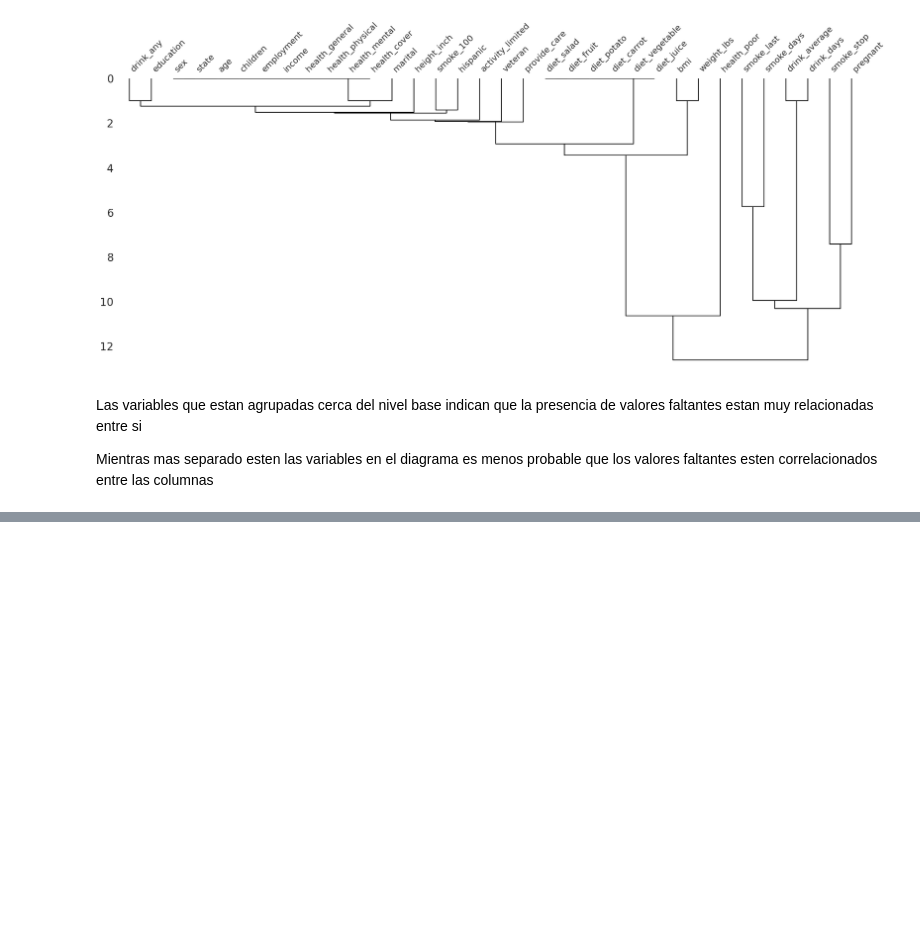
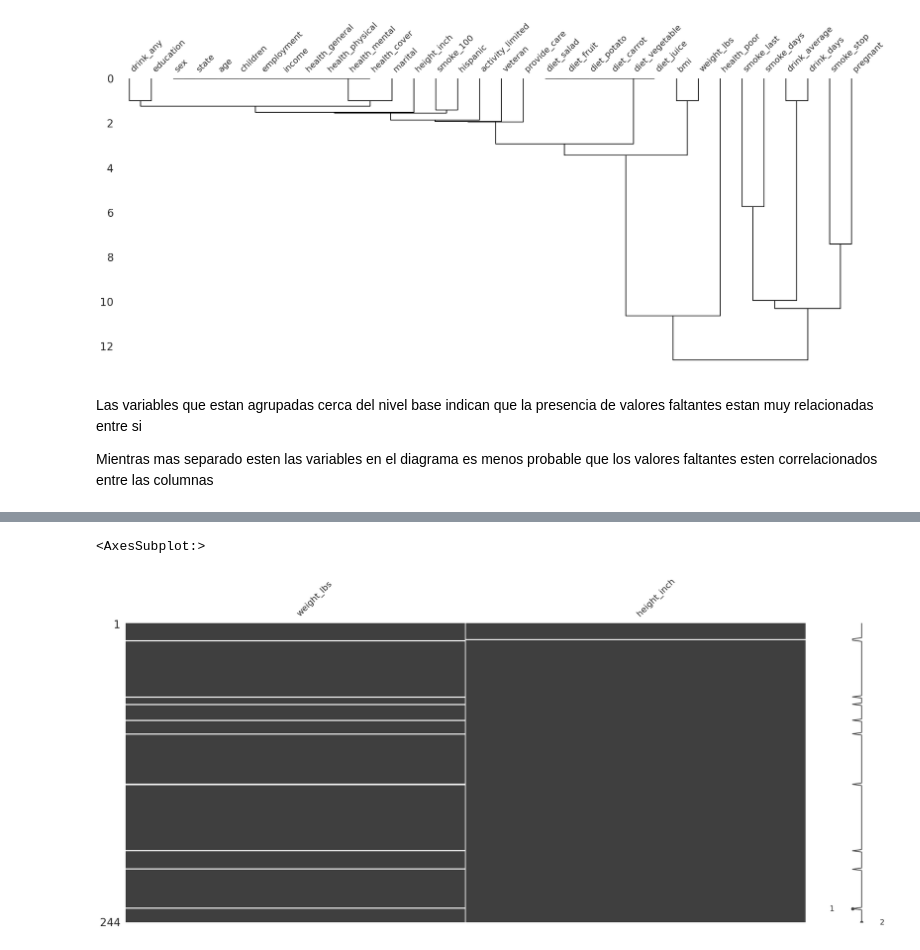
Before and after one commit to ArnolPlazas/manejo_datos_faltantes, a Jupyter notebook: exploration-missing-values.ipynb, the cells around one changed output, grey strips where cells are left out. Cells and saved outputs as stored; diff of their text form; code cells hidden in the pictures; blank space fills up the shorter version.

```diff
--- a/exploration-missing-values.ipynb
+++ b/exploration-missing-values.ipynb
@@ -1051,0 +1135,13 @@ Mientras mas separado esten las variables en el diagrama es menos probable que l
+# %%
+(
+    riskfactors_df.
+    dropna(
+        subset=['weight_lbs', 'height_inch'],
+        how='all'
+    )
+    .select_columns(['weight_lbs', 'height_inch'])
+    .pipe(missingno.matrix)
+)
+# %% [output]
+<AxesSubplot:>
+[figure, added]
```
Also changed, not shown: parts of 15 cells of this notebook.
